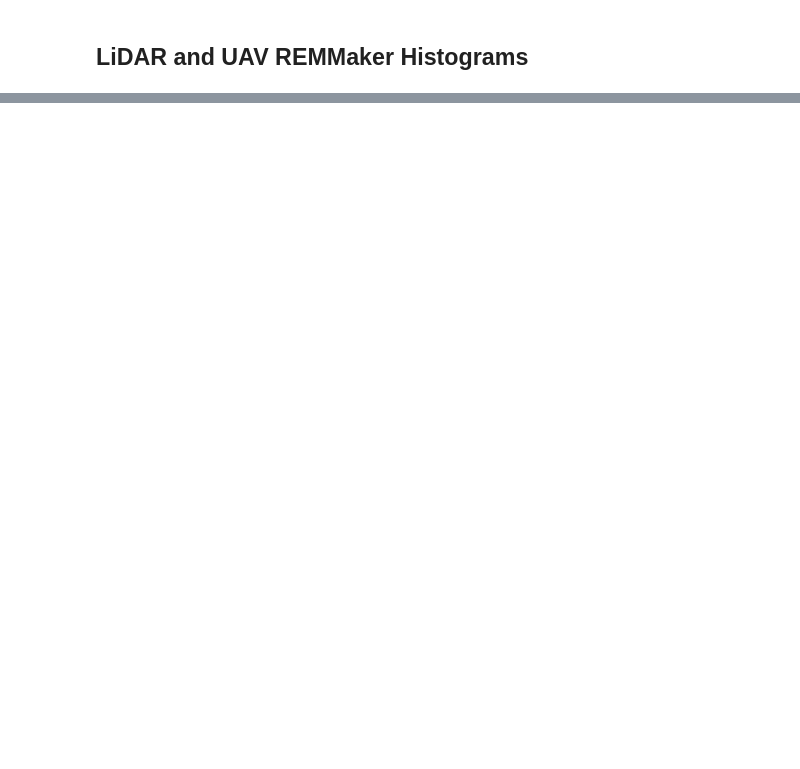
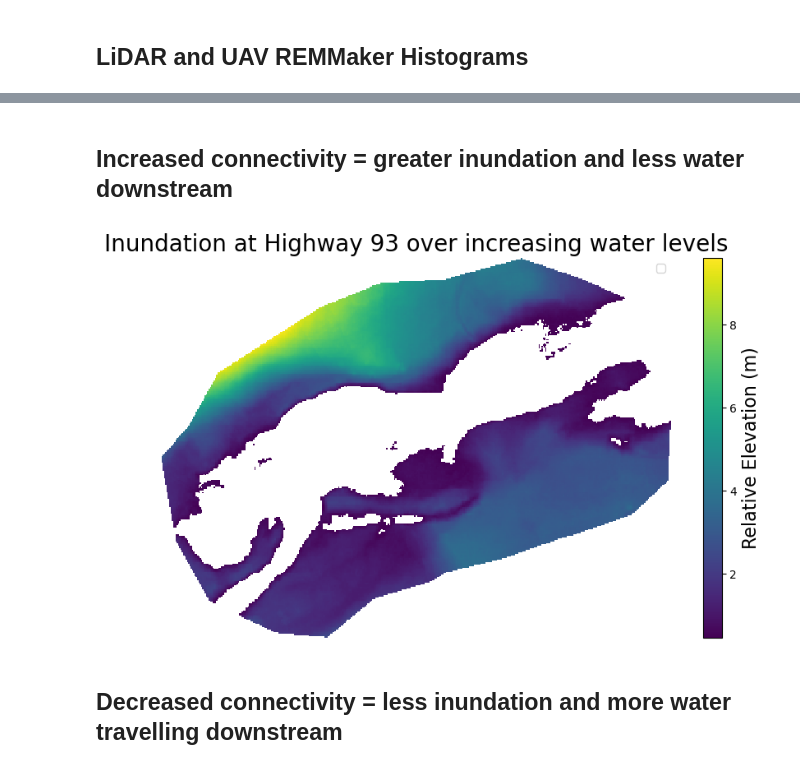
Before and after one commit to lechipman/st-vrain-rem, a Jupyter notebook: lidar_processing.ipynb, the cells around one changed output, grey strips where cells are left out. Drawn from its saved outputs; the diff is of its cells as text; code cells hidden in the pictures; blank space fills up the shorter version.

```diff
--- a/lidar_processing.ipynb
+++ b/lidar_processing.ipynb
@@ -542,0 +303,13 @@ Coordinates:
+# %%
+# Delete this cell
+# Area of the highway 93 AOI (bounding polygon), 2.5ft=0.762m
+lidar_pixel_size = 0.762
+lidar_pixel_area = 0.762*0.762
+lidar_count = site_data_dictionary[2]['lidar_remmaker'].size
+total_lidar_area = lidar_count*lidar_pixel_area
+# %%
+# Delete this cell
+# Computing UAV pixel size based on known area
+uav_count = site_data_dictionary[2]['uav_remmaker'].size
+uav_pixel_area = (total_lidar_area/uav_count)
+uav_pixel_size = (total_lidar_area/uav_count)**(1/2)
@@ -542,0 +423,35 @@ Coordinates:
+# %% [markdown]
+## Increased connectivity = greater inundation and less water downstream
+# %%
+# ADefine plots for simulation
+def plot_floodmap(plot_da, site, vmin, vmax):
+    ###
+    # Plots the floodmap at each threshold
+    ###
+    fig, ax = plt.subplots(1, 1, figsize=(10, 6))
+    im = plot_da.plot(ax=ax, add_colorbar=False,
+                      cmap='viridis', robust=True,
+                      vmin=np.nanmin(plot_da), vmax=np.nanmax(plot_da))
+    cbar = fig.colorbar(im)
+    cbar.set_label('Relative Elevation (m)', fontsize=16)
+    ax.set_title('Inundation at {} over increasing water levels'.format(site),
+          fontsize=20)
+
+    # Hide x and y axes labels and ticks
+    ax.xaxis.set_tick_params(labelbottom=False)
+    ax.yaxis.set_tick_params(labelleft=False)
+    ax.set_xticks([])
+    ax.set_yticks([])
+    ax.legend('off')
+    ax.axis('off')
+    plt.show()
+# %%
+# Highway 93 simulation
+for threshold_da in highway93_flood_dictionary['threshold_lidar_das']:
+    plot_floodmap(plot_da=threshold_da, site='Highway 93', vmin = 0, vmax = 8)
+    sleep(0.01)
+    clear_output(wait=True)
+# %% [output]
+[figure, added]
+# %% [markdown]
+## Decreased connectivity = less inundation and more water travelling downstream
```
Also changed, not shown: parts of 26 cells of this notebook, 1 other file.
